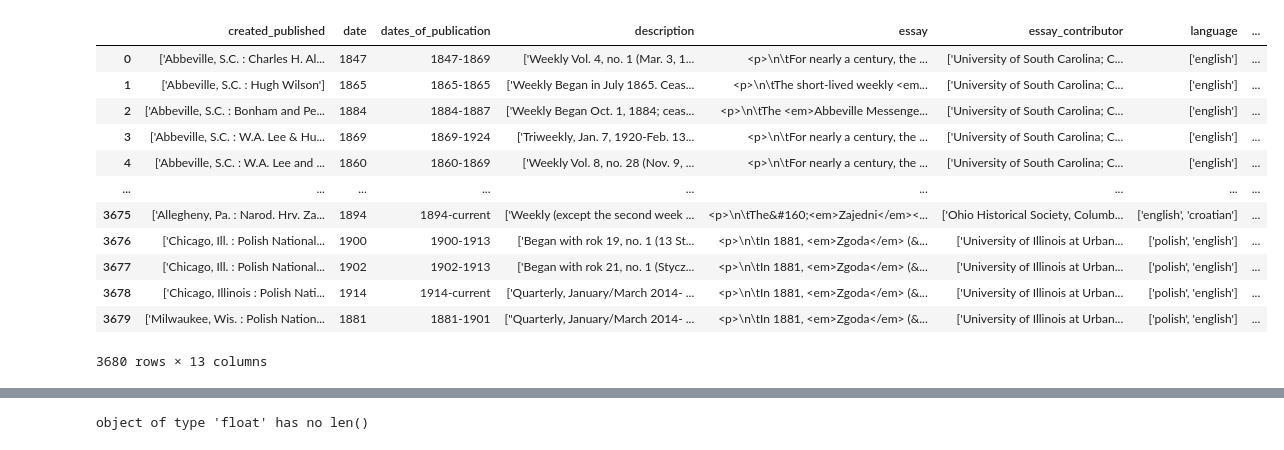
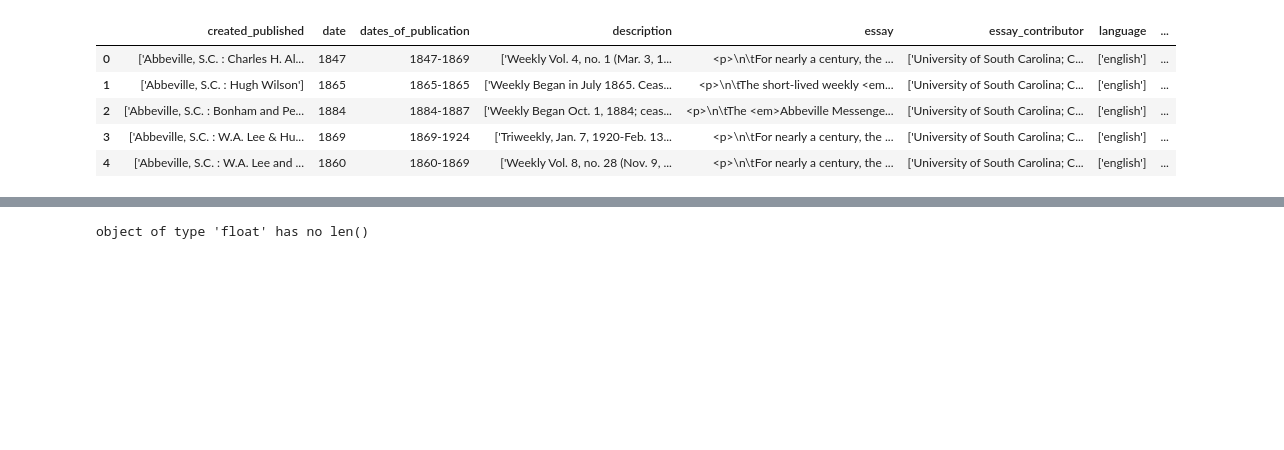
Before and after one commit to danieljohnevans/chronamdatasets, a Jupyter notebook: analysis.ipynb, the cells around one changed output, grey strips where cells are left out. Drawn from its saved outputs; the diff is of its cells as text; code cells hidden in the pictures; blank space fills up the shorter version.

```diff
--- a/analysis.ipynb
+++ b/analysis.ipynb
@@ -6,3 +6,13 @@ import pandas as pd
 import requests
 import time
 import nltk
+import spacy
+import numpy as np
+from nltk.text import Text
+
+####
+import warnings
+warnings.filterwarnings('ignore')
+
+# display max column width for descriptions
+pd.set_option('display.max_colwidth', None)
@@ -9,18 +31,13 @@ import nltk
 # %%
-raw = pd.read_csv("raw.csv")
+# read in raw data and print out
 
-raw
+
+df = pd.read_csv("raw.csv")
+df.head()
 # %% [output]
 |  | created_published | date | dates_of_publication | description | essay | essay_contributor | language | ... |
 | 0 | ['Abbeville, S.C. : Charles H. Al... | 1847 | 1847-1869 | ['Weekly Vol. 4, no. 1 (Mar. 3, 1... | <p>\n\tFor nearly a century, the ... | ['University of South Carolina; C... | ['english'] | ... |
 | 1 | ['Abbeville, S.C. : Hugh Wilson'] | 1865 | 1865-1865 | ['Weekly Began in July 1865. Ceas... | <p>\n\tThe short-lived weekly <em... | ['University of South Carolina; C... | ['english'] | ... |
 | 2 | ['Abbeville, S.C. : Bonham and Pe... | 1884 | 1884-1887 | ['Weekly Began Oct. 1, 1884; ceas... | <p>\n\tThe <em>Abbeville Messenge... | ['University of South Carolina; C... | ['english'] | ... |
 | 3 | ['Abbeville, S.C. : W.A. Lee & Hu... | 1869 | 1869-1924 | ['Triweekly, Jan. 7, 1920-Feb. 13... | <p>\n\tFor nearly a century, the ... | ['University of South Carolina; C... | ['english'] | ... |
 | 4 | ['Abbeville, S.C. : W.A. Lee and ... | 1860 | 1860-1869 | ['Weekly Vol. 8, no. 28 (Nov. 9, ... | <p>\n\tFor nearly a century, the ... | ['University of South Carolina; C... | ['english'] | ... |
-| ... | ... | ... | ... | ... | ... | ... | ... | ... |
-| 3675 | ['Allegheny, Pa. : Narod. Hrv. Za... | 1894 | 1894-current | ['Weekly (except the second week ... | <p>\n\tThe&#160;<em>Zajedni</em><... | ['Ohio Historical Society, Columb... | ['english', 'croatian'] | ... |
-| 3676 | ['Chicago, Ill. : Polish National... | 1900 | 1900-1913 | ['Began with rok 19, no. 1 (13 St... | <p>\n\tIn 1881, <em>Zgoda</em> (&... | ['University of Illinois at Urban... | ['polish', 'english'] | ... |
-| 3677 | ['Chicago, Ill. : Polish National... | 1902 | 1902-1913 | ['Began with rok 21, no. 1 (Stycz... | <p>\n\tIn 1881, <em>Zgoda</em> (&... | ['University of Illinois at Urban... | ['polish', 'english'] | ... |
-| 3678 | ['Chicago, Illinois : Polish Nati... | 1914 | 1914-current | ['Quarterly, January/March 2014- ... | <p>\n\tIn 1881, <em>Zgoda</em> (&... | ['University of Illinois at Urban... | ['polish', 'english'] | ... |
-| 3679 | ['Milwaukee, Wis. : Polish Nation... | 1881 | 1881-1901 | ["Quarterly, January/March 2014- ... | <p>\n\tIn 1881, <em>Zgoda</em> (&... | ['University of Illinois at Urban... | ['polish', 'english'] | ... |
-3680 rows × 13 columns
```
Also changed, not shown: parts of 30 cells of this notebook, 1 other file.
